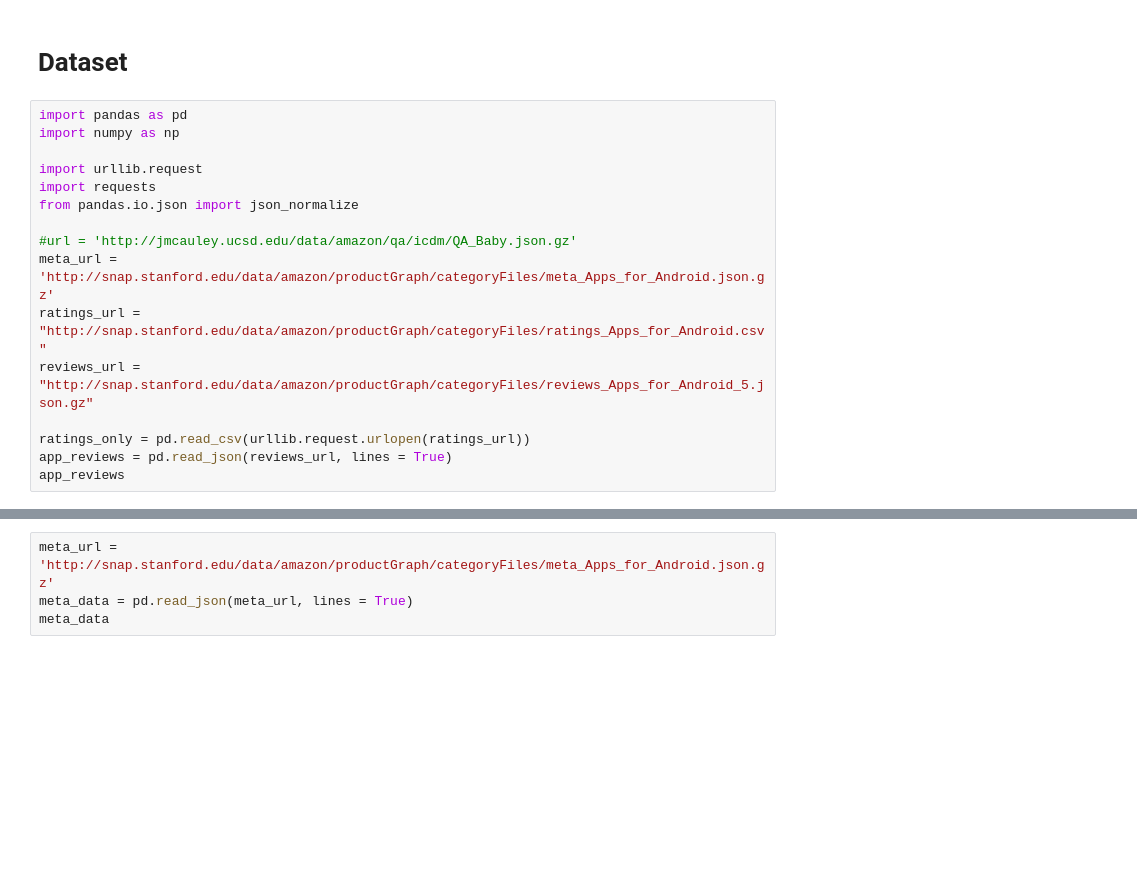
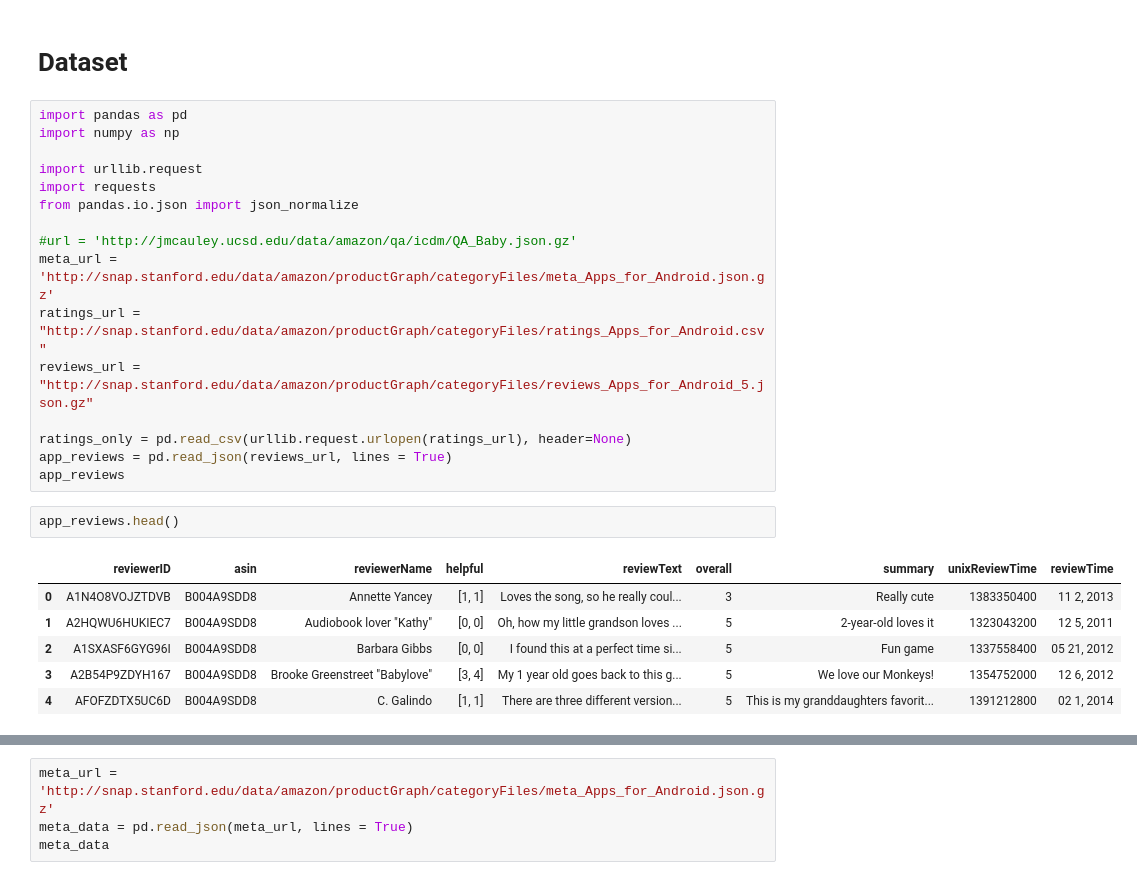
Before and after one commit to mequanent/App-Recommendation-Exercises, a Jupyter notebook: App Recommendation.ipynb, the cells around one changed output, grey strips where cells are left out. Drawn from its saved outputs; the diff is of its cells as text; blank space fills up the shorter version.

```diff
--- a/App Recommendation.ipynb
+++ b/App Recommendation.ipynb
@@ -15,6 +15,15 @@ meta_url = 'http://snap.stanford.edu/data/amazon/productGraph/categoryFiles/meta
 ratings_url = "http://snap.stanford.edu/data/amazon/productGraph/categoryFiles/ratings_Apps_for_Android.csv"
 reviews_url = "http://snap.stanford.edu/data/amazon/productGraph/categoryFiles/reviews_Apps_for_Android_5.json.gz"
 
-ratings_only = pd.read_csv(urllib.request.urlopen(ratings_url))
+ratings_only = pd.read_csv(urllib.request.urlopen(ratings_url), header=None)
 app_reviews = pd.read_json(reviews_url, lines = True)
 app_reviews
+# %%
+app_reviews.head()
+# %% [output]
+|  | reviewerID | asin | reviewerName | helpful | reviewText | overall | summary | unixReviewTime | reviewTime |
+| 0 | A1N4O8VOJZTDVB | B004A9SDD8 | Annette Yancey | [1, 1] | Loves the song, so he really coul... | 3 | Really cute | 1383350400 | 11 2, 2013 |
+| 1 | A2HQWU6HUKIEC7 | B004A9SDD8 | Audiobook lover "Kathy" | [0, 0] | Oh, how my little grandson loves ... | 5 | 2-year-old loves it | 1323043200 | 12 5, 2011 |
+| 2 | A1SXASF6GYG96I | B004A9SDD8 | Barbara Gibbs | [0, 0] | I found this at a perfect time si... | 5 | Fun game | 1337558400 | 05 21, 2012 |
+| 3 | A2B54P9ZDYH167 | B004A9SDD8 | Brooke Greenstreet "Babylove" | [3, 4] | My 1 year old goes back to this g... | 5 | We love our Monkeys! | 1354752000 | 12 6, 2012 |
+| 4 | AFOFZDTX5UC6D | B004A9SDD8 | C. Galindo | [1, 1] | There are three different version... | 5 | This is my granddaughters favorit... | 1391212800 | 02 1, 2014 |
```
Also changed, not shown: parts of 5 cells of this notebook.
